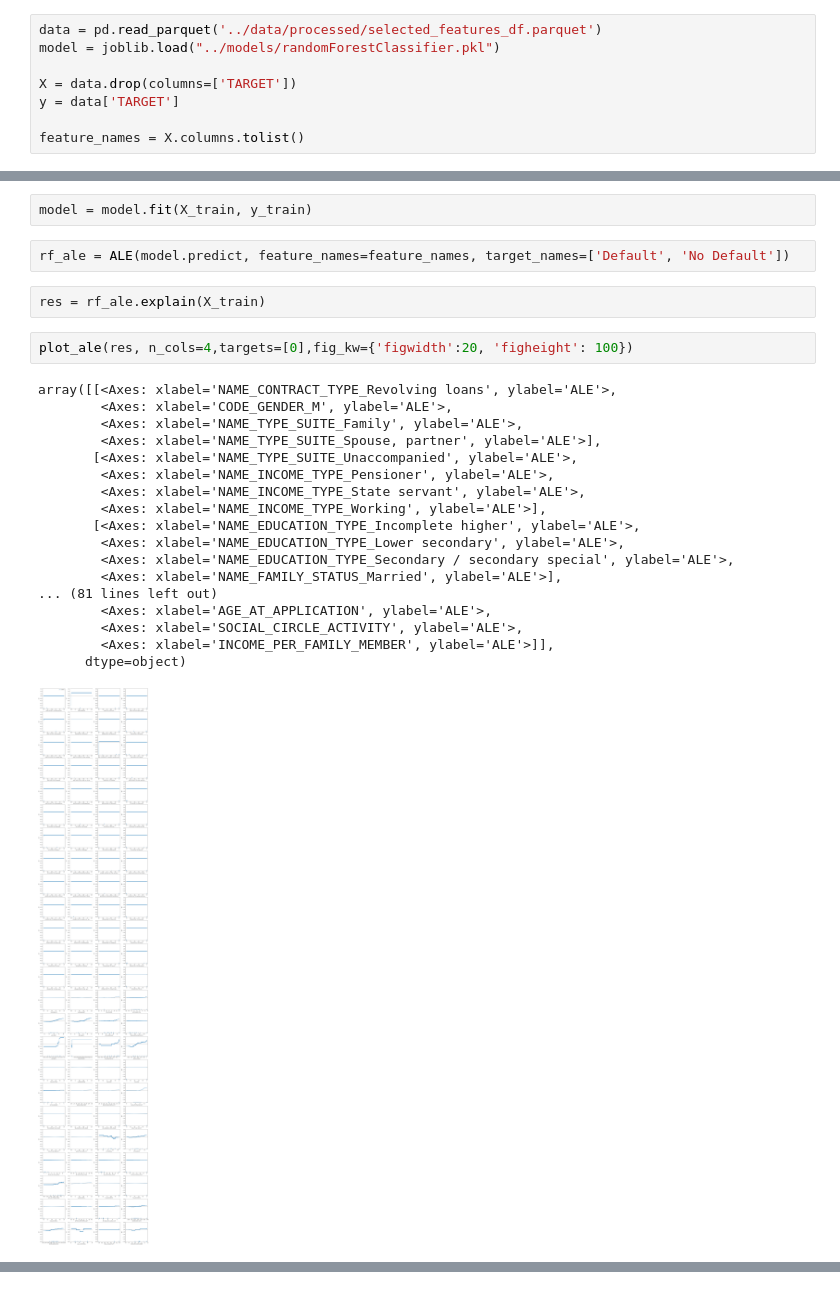
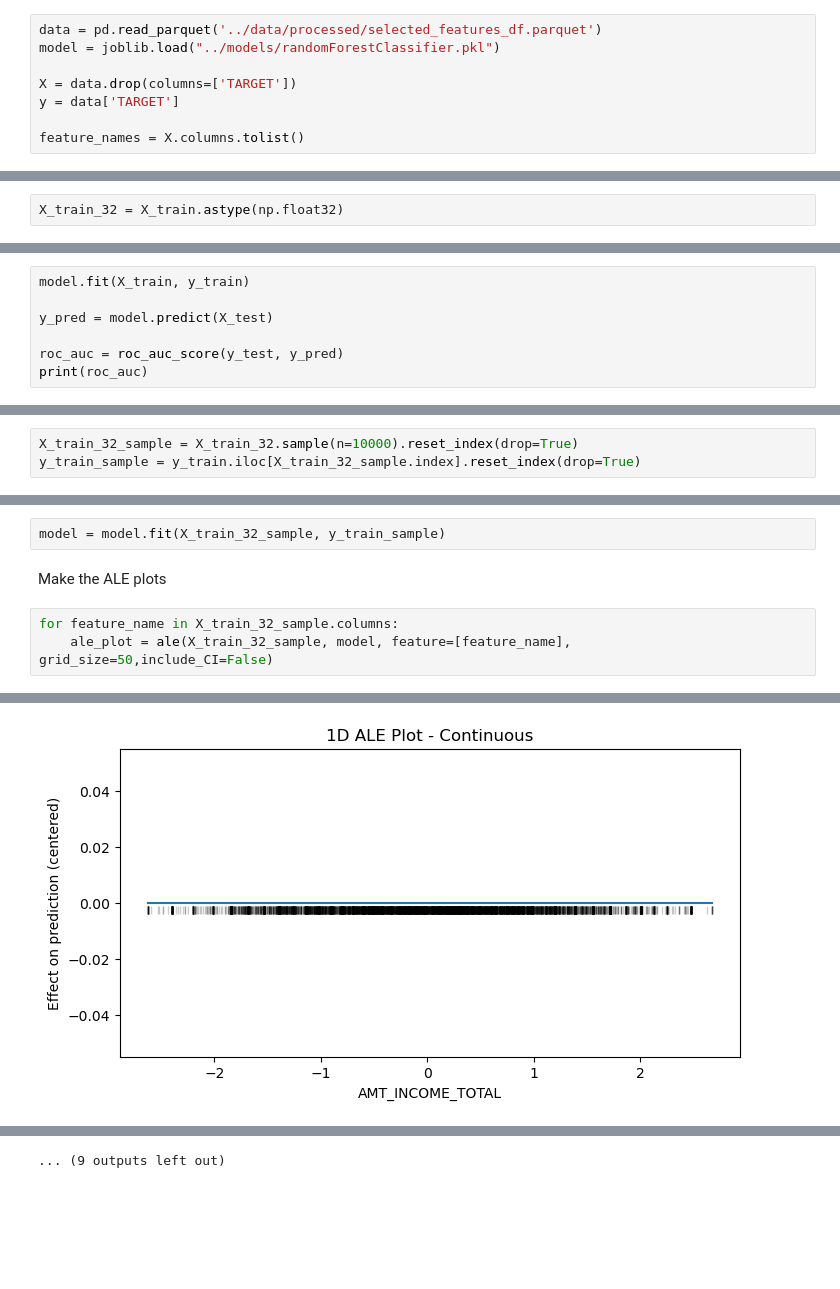
Before and after one commit to aitordiezUD/Default-Risk, a Jupyter notebook: notebooks/08_Interpretable_Machine_Learning.ipynb, the cells around one changed output, grey strips where cells are left out. Cells and saved outputs as stored; diff of their text form; blank space fills up the shorter version.

```diff
--- a/notebooks/08_Interpretable_Machine_Learning.ipynb
+++ b/notebooks/08_Interpretable_Machine_Learning.ipynb
@@ -37,0 +55,2 @@ X_train, X_test, y_train, y_test = train_test_split(X, y, test_size=0.3, random_
+# %%
+X_train_32 = X_train.astype(np.float32)
@@ -37,0 +59,7 @@ X_train, X_test, y_train, y_test = train_test_split(X, y, test_size=0.3, random_
+# %%
+model.fit(X_train, y_train)
+
+y_pred = model.predict(X_test)
+
+roc_auc = roc_auc_score(y_test, y_pred)
+print(roc_auc)
@@ -37,0 +70,3 @@ X_train, X_test, y_train, y_test = train_test_split(X, y, test_size=0.3, random_
+# %%
+X_train_32_sample = X_train_32.sample(n=10000).reset_index(drop=True)
+y_train_sample = y_train.iloc[X_train_32_sample.index].reset_index(drop=True)
@@ -38,27 +75,8 @@ X_train, X_test, y_train, y_test = train_test_split(X, y, test_size=0.3, random_
 # %%
-model = model.fit(X_train, y_train)
+model = model.fit(X_train_32_sample, y_train_sample)
-# %%
-rf_ale = ALE(model.predict, feature_names=feature_names, target_names=['Default', 'No Default'])
-# %%
-res = rf_ale.explain(X_train)
-# %%
-plot_ale(res, n_cols=4,targets=[0],fig_kw={'figwidth':20, 'figheight': 100})
-# %% [output]
-array([[<Axes: xlabel='NAME_CONTRACT_TYPE_Revolving loans', ylabel='ALE'>,
-        <Axes: xlabel='CODE_GENDER_M', ylabel='ALE'>,
-        <Axes: xlabel='NAME_TYPE_SUITE_Family', ylabel='ALE'>,
-        <Axes: xlabel='NAME_TYPE_SUITE_Spouse, partner', ylabel='ALE'>],
-       [<Axes: xlabel='NAME_TYPE_SUITE_Unaccompanied', ylabel='ALE'>,
-        <Axes: xlabel='NAME_INCOME_TYPE_Pensioner', ylabel='ALE'>,
-        <Axes: xlabel='NAME_INCOME_TYPE_State servant', ylabel='ALE'>,
-        <Axes: xlabel='NAME_INCOME_TYPE_Working', ylabel='ALE'>],
-       [<Axes: xlabel='NAME_EDUCATION_TYPE_Incomplete higher', ylabel='ALE'>,
-        <Axes: xlabel='NAME_EDUCATION_TYPE_Lower secondary', ylabel='ALE'>,
-        <Axes: xlabel='NAME_EDUCATION_TYPE_Secondary / secondary special', ylabel='ALE'>,
-        <Axes: xlabel='NAME_FAMILY_STATUS_Married', ylabel='ALE'>],
-... (81 lines left out)
-        <Axes: xlabel='AGE_AT_APPLICATION', ylabel='ALE'>,
-        <Axes: xlabel='SOCIAL_CIRCLE_ACTIVITY', ylabel='ALE'>,
-        <Axes: xlabel='INCOME_PER_FAMILY_MEMBER', ylabel='ALE'>]],
-      dtype=object)
-[figure, removed]
+# %% [markdown]
+Make the ALE plots
+# %%
+for feature_name in X_train_32_sample.columns:
+    ale_plot = ale(X_train_32_sample, model, feature=[feature_name], grid_size=50,include_CI=False)
+# %% [output]
@@ -64,0 +103 @@ array([[<Axes: xlabel='NAME_CONTRACT_TYPE_Revolving loans', ylabel='ALE'>,
+[figure, added]
@@ -64,0 +114 @@ array([[<Axes: xlabel='NAME_CONTRACT_TYPE_Revolving loans', ylabel='ALE'>,
+... (9 outputs left out)
```
Also changed, not shown: parts of 18 cells of this notebook.
